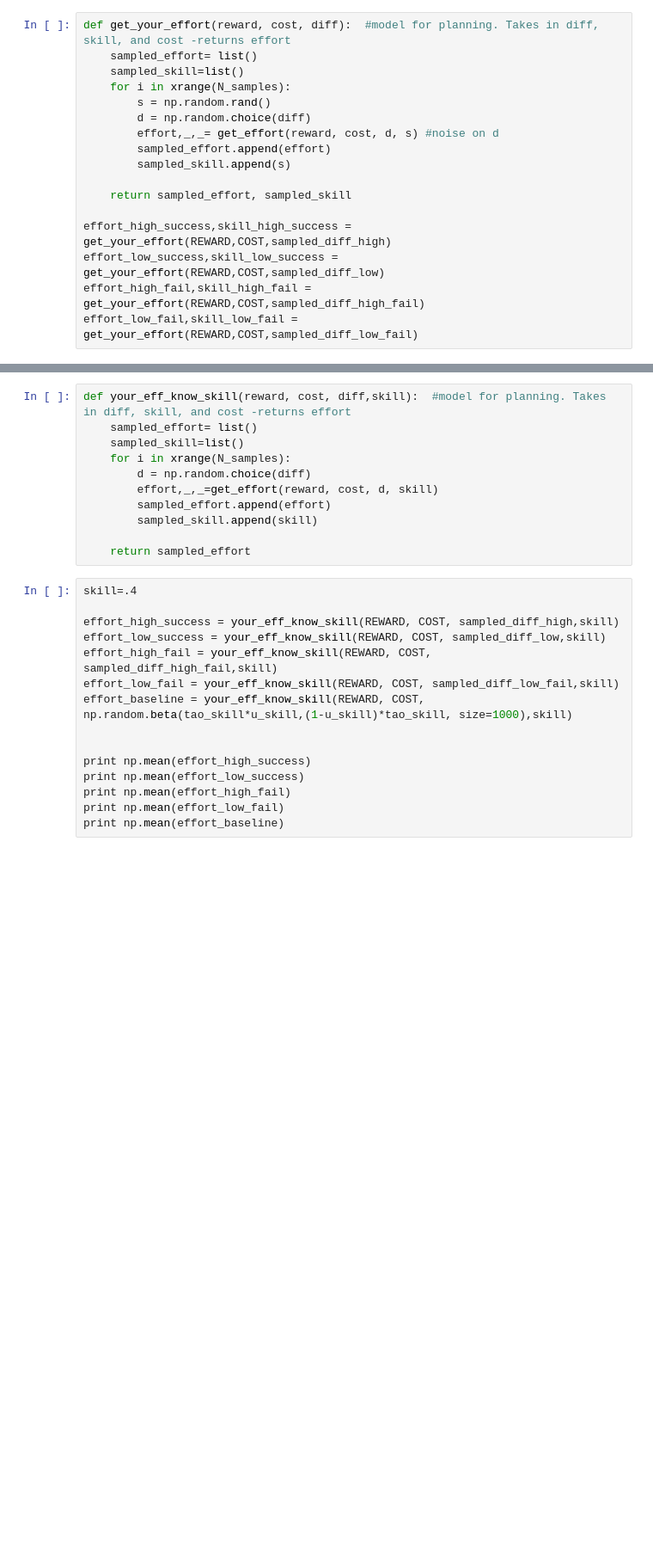
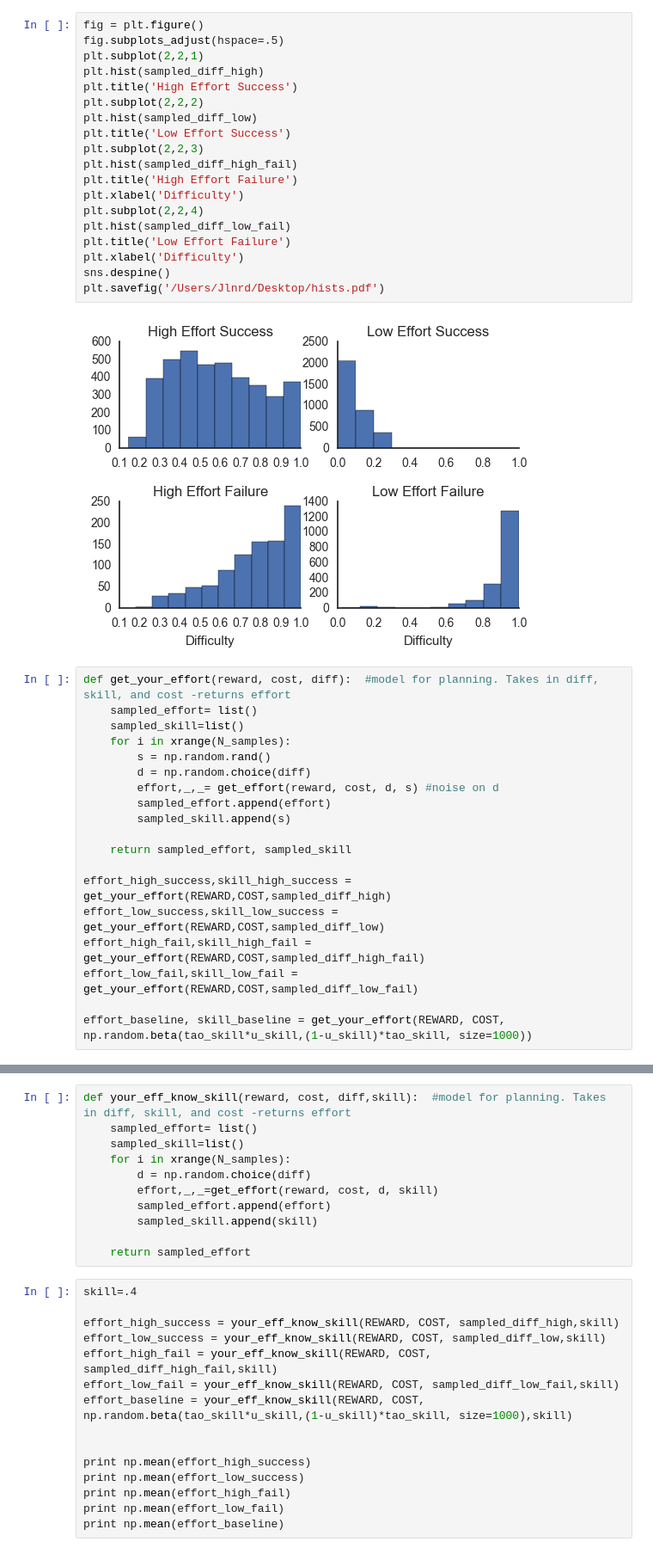
Before and after one commit to jlnrd/Effort, a Jupyter notebook: Effort_cogsci_2017.ipynb, the cells around one changed output, grey strips where cells are left out. Shown at 86% size. Drawn from its saved outputs; the diff is of its cells as text; blank space fills up the shorter version.

```diff
--- a/Effort_cogsci_2017.ipynb
+++ b/Effort_cogsci_2017.ipynb
@@ -138,3 +148,24 @@ sns.violinplot('cond', 'post', data = df)
+# %%
+fig = plt.figure()
+fig.subplots_adjust(hspace=.5)
+plt.subplot(2,2,1)
+plt.hist(sampled_diff_high)
+plt.title('High Effort Success')
+plt.subplot(2,2,2)
+plt.hist(sampled_diff_low)
+plt.title('Low Effort Success')
+plt.subplot(2,2,3)
+plt.hist(sampled_diff_high_fail)
+plt.title('High Effort Failure')
+plt.xlabel('Difficulty')
+plt.subplot(2,2,4)
+plt.hist(sampled_diff_low_fail)
+plt.title('Low Effort Failure')
+plt.xlabel('Difficulty')
+sns.despine()
+plt.savefig('/Users/Jlnrd/Desktop/hists.pdf')
+# %% [output]
+[figure, added]
 # %%
 def get_your_effort(reward, cost, diff):  #model for planning. Takes in diff, skill, and cost -returns effort
     sampled_effort= list()
@@ -152,6 +183,8 @@ effort_high_success,skill_high_success = get_your_effort(REWARD,COST,sampled_dif
 effort_low_success,skill_low_success = get_your_effort(REWARD,COST,sampled_diff_low)
 effort_high_fail,skill_high_fail = get_your_effort(REWARD,COST,sampled_diff_high_fail)
 effort_low_fail,skill_low_fail = get_your_effort(REWARD,COST,sampled_diff_low_fail)
+
+effort_baseline, skill_baseline = get_your_effort(REWARD, COST, np.random.beta(tao_skill*u_skill,(1-u_skill)*tao_skill, size=1000))
 # %%
 df = []
 for s, e in zip(skill_high_success, effort_high_success):
```
Also changed, not shown: parts of 10 cells of this notebook, 1 other file.
